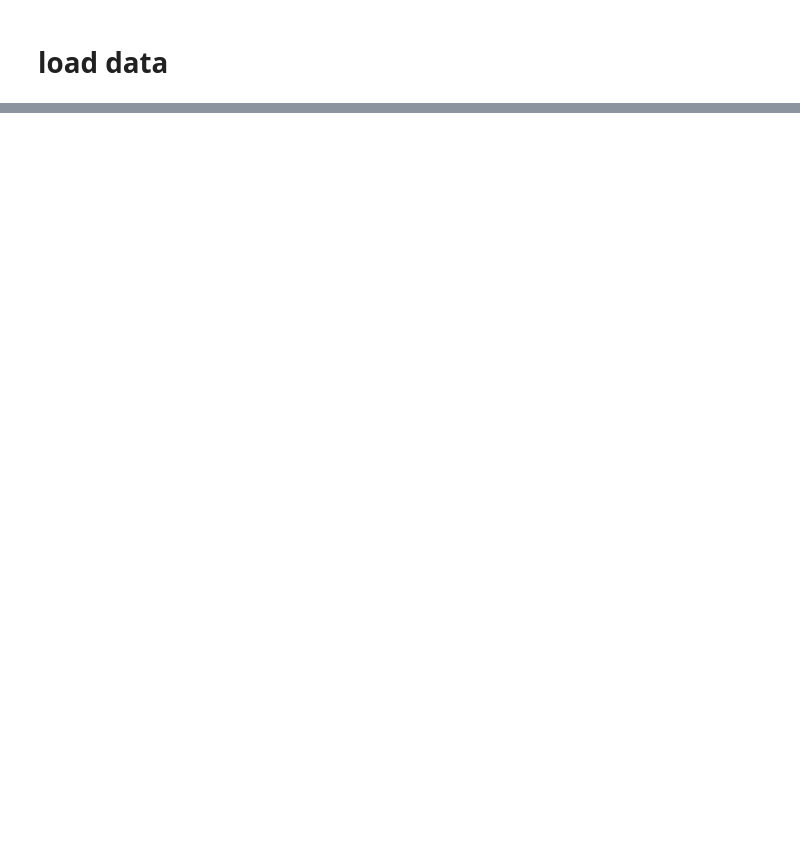
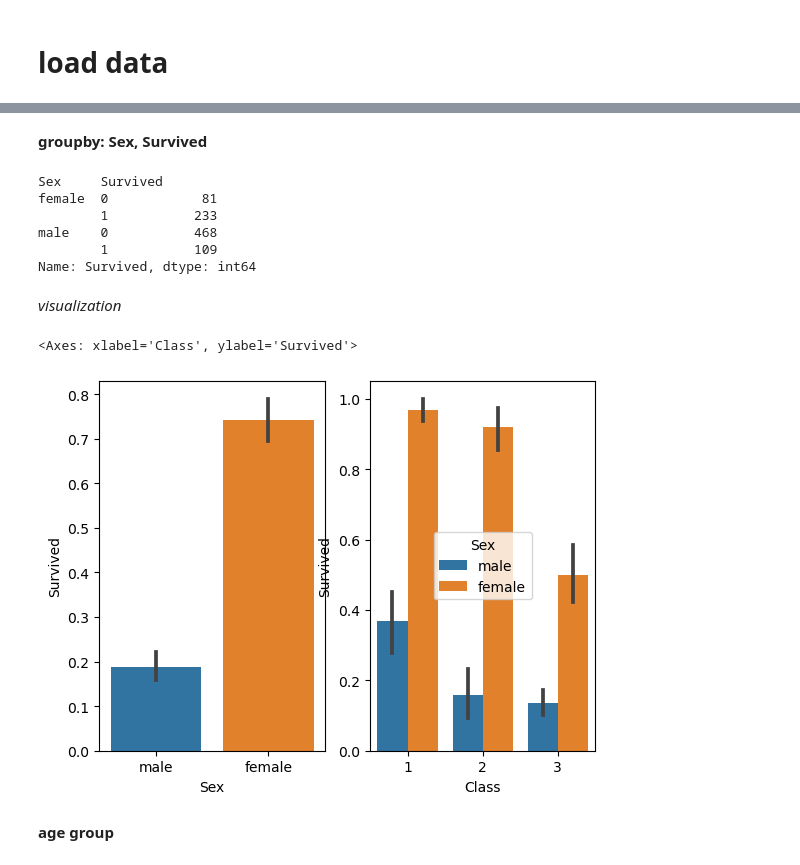
Before and after one commit to Tershire/Python_ML, a Jupyter notebook: S02/L045_titanic_survivor_prediction.ipynb, the cells around one changed output, grey strips where cells are left out. Saved outputs shown, nothing was run; the diff lists cells and outputs as text; code cells hidden in the pictures; blank space fills up the shorter version.

```diff
--- a/S02/L045_titanic_survivor_prediction.ipynb
+++ b/S02/L045_titanic_survivor_prediction.ipynb
@@ -28,0 +65,9 @@ display(titanic_df)
+# %%
+titanic_df["Age"].fillna(titanic_df["Age"].mean(), inplace=True)
+titanic_df["Cabin"].fillna("N", inplace=True)
+titanic_df["PortEmba"].fillna("N", inplace=True)
+
+print(titanic_df.info())
+
+# double check
+print("\n", "number of nulls in dataset:", titanic_df.isnull().sum().sum(), sep="")
@@ -28,0 +128,5 @@ display(titanic_df)
+# %%
+titanic_df["Cabin"] = titanic_df["Cabin"].str[:1]
+# print(titanic_df["Cabin"], "\n")
+
+print(titanic_df["Cabin"].value_counts())
@@ -28,0 +144,25 @@ display(titanic_df)
+# %% [markdown]
+**groupby: Sex, Survived**
+# %%
+dfgb = titanic_df.groupby(["Sex", "Survived"])
+
+print(dfgb["Survived"].count())
+# %% [output]
+Sex     Survived
+female  0            81
+        1           233
+male    0           468
+        1           109
+Name: Survived, dtype: int64
+# %% [markdown]
+*visualization*
+# %%
+fig, ax = plt.subplots(1, 2)
+sns.barplot(x="Sex", y="Survived", data=titanic_df, ax=ax[0])
+sns.barplot(x="Class", y="Survived", hue="Sex", data=titanic_df, ax=ax[1])
+# fig.show()
+# %% [output]
+<Axes: xlabel='Class', ylabel='Survived'>
+[figure, added]
+# %% [markdown]
+**age group**
```
Also changed, not shown: parts of 21 cells of this notebook.
